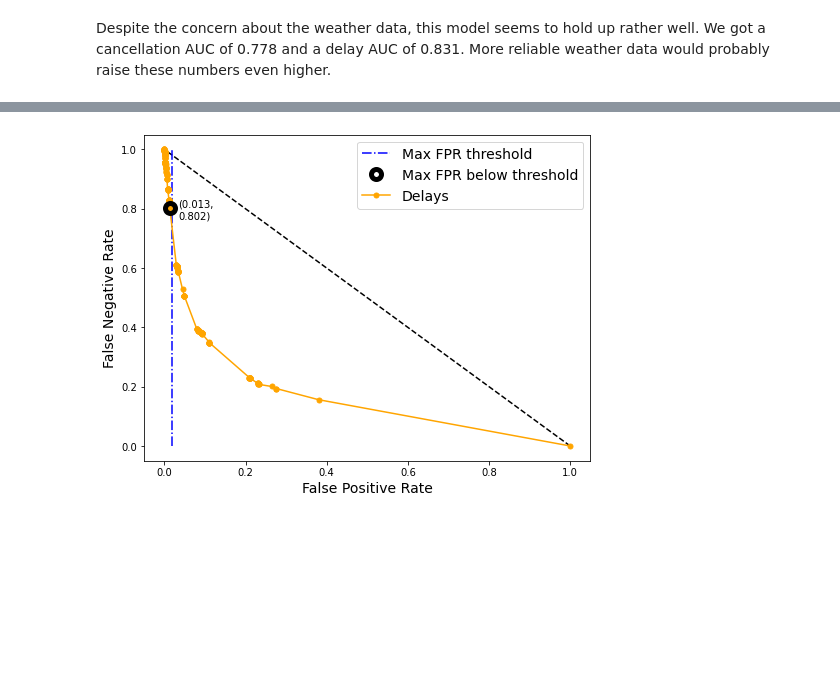
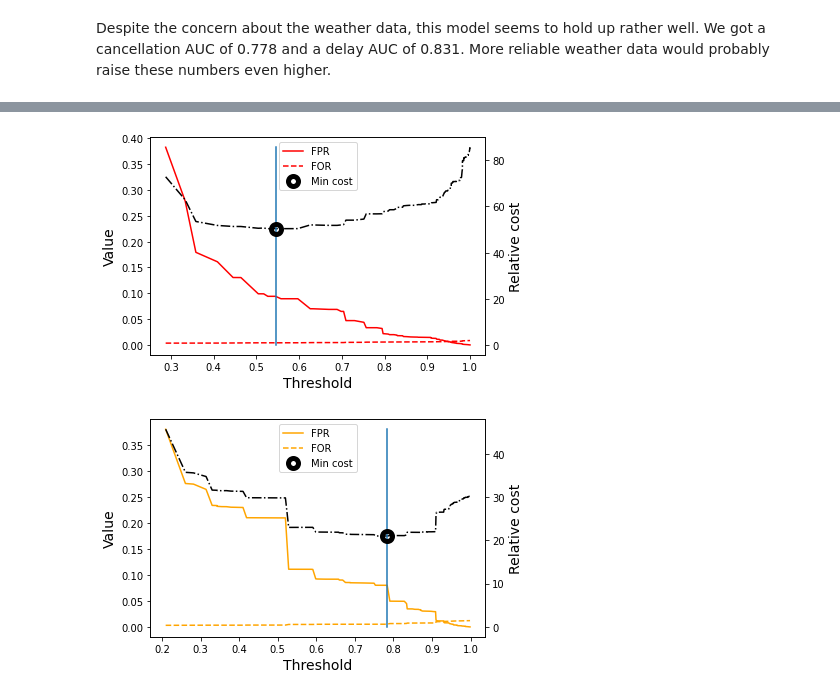
Before and after one commit to BarrettNB/Springboard, a Jupyter notebook: Capstone_2--Airport_weather/Step_4_Training.ipynb, the cells around one changed output, grey strips where cells are left out. Drawn from its saved outputs; the diff is of its cells as text; code cells hidden in the pictures; blank space fills up the shorter version.

Commit message:
Add FOR_FPR_cost curves

```diff
--- a/Capstone_2--Airport_weather/Step_4_Training.ipynb
+++ b/Capstone_2--Airport_weather/Step_4_Training.ipynb
@@ -27,6 +27,9 @@ os.chdir(r'D:\Springboard_DataSci\Assignments\Capstone_2--Airport_weather\data')
 flight_data = pd.read_csv('flights_with_weather.csv')
 # %% [output]
 Importing data
+# %%
+CANCEL_COLOR = 'r'; DELAY_COLOR = 'orange'
+PRED = 'Predicted'; ACTUAL = 'Actual'
 # %% [markdown]
 # Preprocessing
 
@@ -444,7 +434,7 @@ def plot_curve(x_data, y_data, xlabel, ylabel, datalabel, linecolor,
 # %%
 y = flight_data[CANCELLED]
 X = flight_data.iloc[:,2:]
-X_train, X_test, y_train, y_test = train_test_split(
+X_train, X_test, y_train, y_test_canc = train_test_split(
     X, y, test_size=0.5, random_state=1)
 del(X, y)
 # %%
@@ -550,6 +551,0 @@ plot_curve(
-# %%
-plot_curve(
-    lr_delays_fpr, 1-lr_delays_tpr, 'False Positive Rate',
-    'False Negative Rate', 'Delays', 'orange', FPRthresh=0.02)
-# %% [output]
-[figure, removed]
@@ -556,3 +565,42 @@ plot_curve(
+# %%
+def plot_FOR_FPR(y_outcome, cancels):
+    threshold_array = np.sort(np.unique(y_outcome['Predicted']))
+    FOR, FPR = FOR_FPR(y_outcome, threshold_array)
+
+    FOR_FPR_cost_ratio = [25, 100][cancels]
+    costs = 100*(FPR + FOR_FPR_cost_ratio*FOR)
+    min_cost_loc = np.argmin(costs)
+    max_cost = np.max(costs) #y on graph
+
+    fig, ax = plt.subplots()
+    color = [DELAY_COLOR, CANCEL_COLOR][cancels]
+    ax2 = ax.twinx()
+
+    FPR_line = ax.plot(threshold_array, FPR, c=color, label='FPR')
+    FOR_line = ax.plot(threshold_array, FOR, c=color, ls='--', label='FOR')
+    cost_line = ax2.plot(threshold_array, costs, c='k', ls='-.', label='Cost')
+    low_cost = ax2.plot(
+        threshold_array[min_cost_loc], costs[min_cost_loc], c='k', marker='o',
+        markersize=10, markeredgewidth=5, lw=0, fillstyle='none',
+        label='Min cost', zorder=5)
+    ax2.plot(2*[threshold_array[min_cost_loc]], [0, max_cost])
+
+    plots = FPR_line + FOR_line + low_cost
+    labels = [plot.get_label() for plot in plots]
+    ax.legend(plots, labels, loc='upper center')
+
+    ax.set_xlabel('Threshold', fontsize=LABEL_SIZE)
+    ax.set_ylabel('Value', fontsize=LABEL_SIZE)
+    ax2.set_ylabel('Relative cost', fontsize=LABEL_SIZE)
+    return FOR, FPR, costs
+# %%
+cancel_FOR, cancel_FPR, cancel_costs = plot_FOR_FPR(y_outcome_cancel, cancels=True)
+# %% [output]
+[figure, added]
+# %%
+delay_FOR, delay_FPR, delay_costs = plot_FOR_FPR(y_outcome_delays, cancels=False)
+# %% [output]
+[figure, added]
 # %%
 print("Total runtime:", stopwatch.getElapsedTime())
 # %% [output]
```
Also changed, not shown: parts of 13 cells of this notebook.
